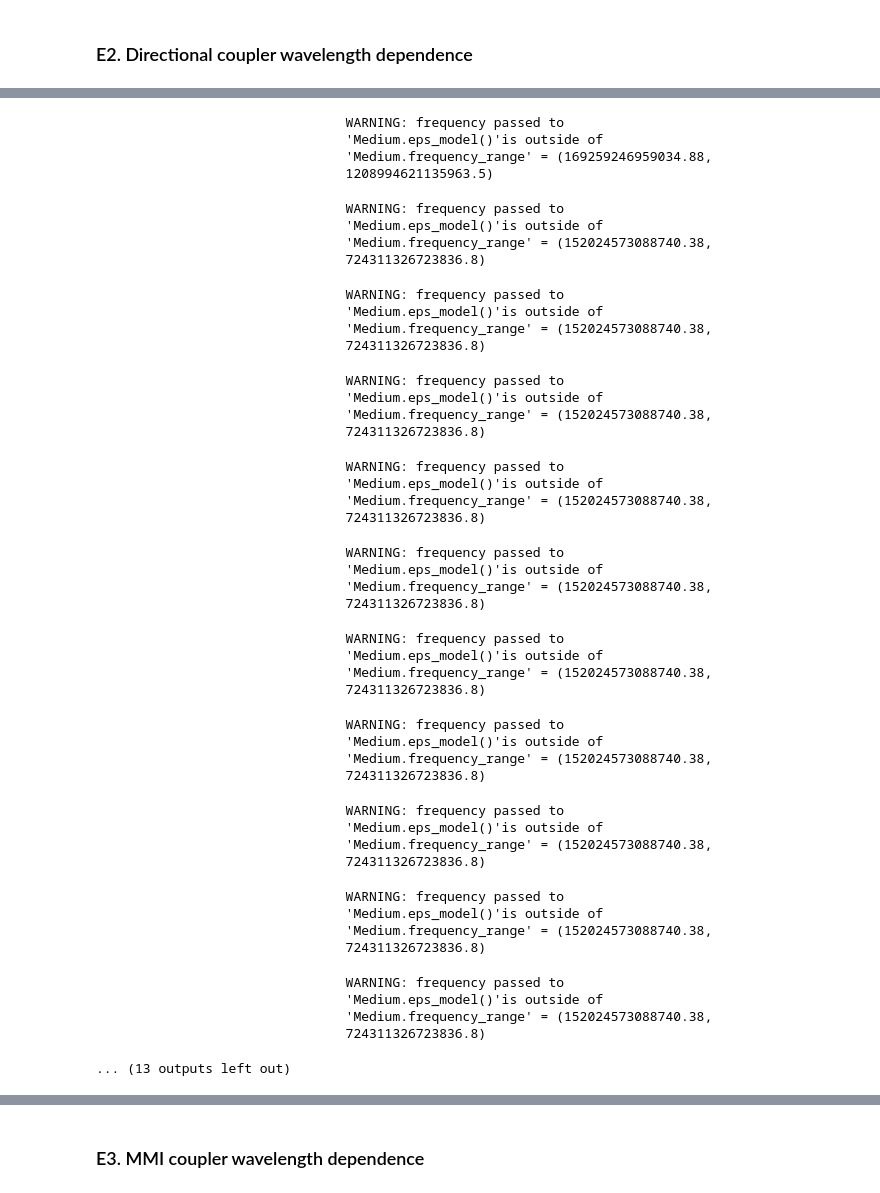
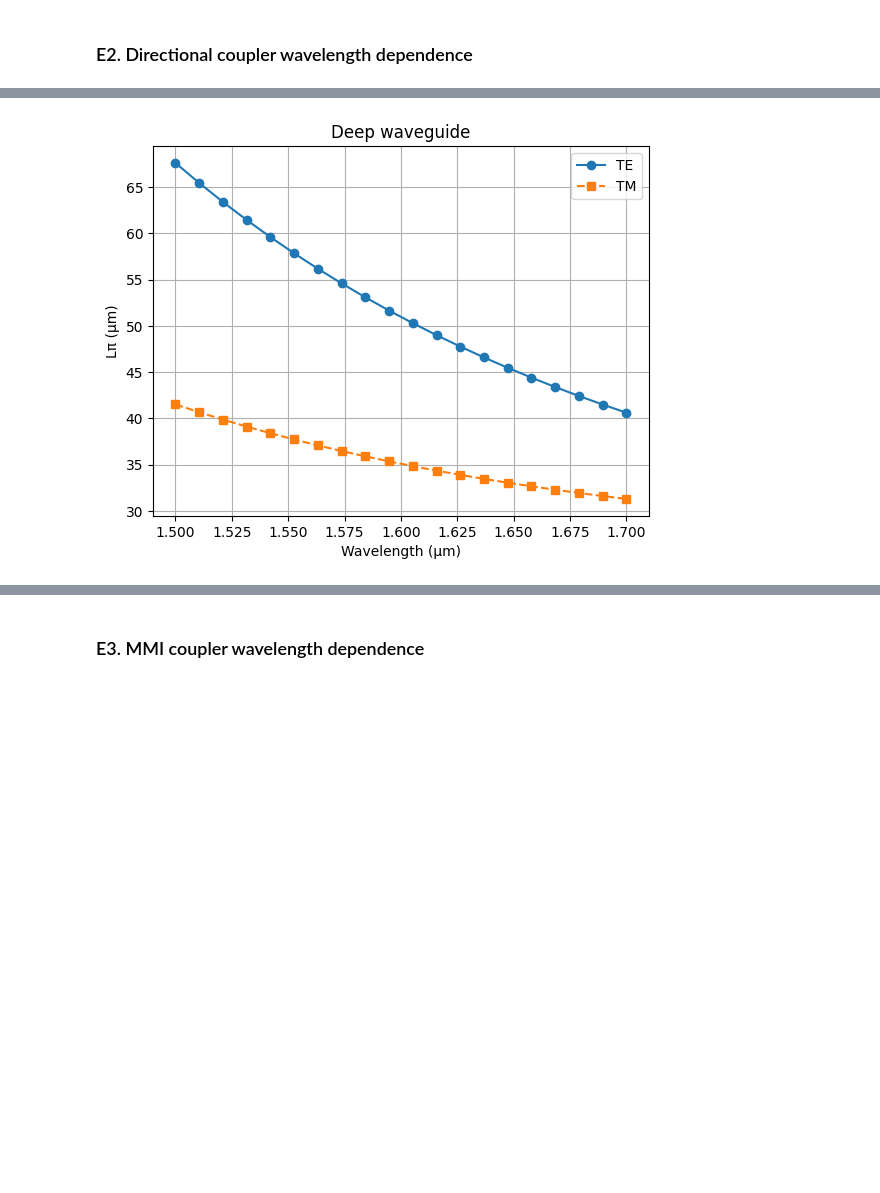
Before and after one commit to EvaristoNicolas/cifoin-lab2, a Jupyter notebook: COUPLERS_Student.ipynb, the cells around one changed output, grey strips where cells are left out. Saved outputs shown, nothing was run; the diff lists cells and outputs as text; code cells hidden in the pictures; blank space fills up the shorter version.

```diff
--- a/COUPLERS_Student.ipynb
+++ b/COUPLERS_Student.ipynb
@@ -779,8 +933,9 @@ Ratio over OUTs ['0.2381', '0.2619', '0.2619', '0.2381']
 # %% [markdown]
 ### E2. Directional coupler wavelength dependence
 # %%
+# Evaristo Nicolas Travel - Code EXTRA E2
 # wavelength vector
-wavelength = np.linspace(1.5, 1.7, 20) * um
+wavelength = np.linspace(1.5, 1.7, 20)
 
 deep_dcoupler_cs = gt.modes.WaveguideCoupler(
     wavelength=wavelength,
@@ -798,8 +953,23 @@ deep_dcoupler_cs = gt.modes.WaveguideCoupler(
 )
 
 deep_neff = deep_dcoupler_cs.n_eff
+print(deep_neff)
 
-# Lpi TE
-d_neff = np.real(deep_neff[:,0] - deep_neff[:,1])
-L_pi_TE = 0.5 * wavelength / d_neff
+# TE (modos 0 y 1)
+deep_neff_TE = np.real(deep_neff[:,0].real - deep_neff[:,1].real)
+Lpi_TE_deep = 0.5 * wavelength / deep_neff_TE
+
+# TM (modos 2 y 3)
+deep_neff_TM = np.real(deep_neff[:,2].real - deep_neff[:,3].real)
+Lpi_TM_deep = 0.5 * wavelength / deep_neff_TM
+
+plt.figure()
+plt.plot(wavelength, Lpi_TE_deep, 'o-', label='TE')
+plt.plot(wavelength, Lpi_TM_deep, 's--', label='TM')
+plt.xlabel('Wavelength (μm)')
+plt.ylabel('Lπ (μm)')
+plt.title('Deep waveguide')
+plt.legend()
+plt.grid()
+plt.show()
 # %% [output]
@@ -810,45 +993 @@ L_pi_TE = 0.5 * wavelength / d_neff
-                                WARNING: frequency passed to
-                                'Medium.eps_model()'is outside of
-                                'Medium.frequency_range' = (169259246959034.88,
-                                1208994621135963.5)
-                                WARNING: frequency passed to
-                                'Medium.eps_model()'is outside of
-                                'Medium.frequency_range' = (152024573088740.38,
-                                724311326723836.8)
-                                WARNING: frequency passed to
-                                'Medium.eps_model()'is outside of
-                                'Medium.frequency_range' = (152024573088740.38,
-                                724311326723836.8)
-                                WARNING: frequency passed to
-                                'Medium.eps_model()'is outside of
-                                'Medium.frequency_range' = (152024573088740.38,
-                                724311326723836.8)
-                                WARNING: frequency passed to
-                                'Medium.eps_model()'is outside of
-                                'Medium.frequency_range' = (152024573088740.38,
-                                724311326723836.8)
-                                WARNING: frequency passed to
-                                'Medium.eps_model()'is outside of
-                                'Medium.frequency_range' = (152024573088740.38,
-                                724311326723836.8)
-                                WARNING: frequency passed to
-                                'Medium.eps_model()'is outside of
-                                'Medium.frequency_range' = (152024573088740.38,
-                                724311326723836.8)
-                                WARNING: frequency passed to
-                                'Medium.eps_model()'is outside of
-                                'Medium.frequency_range' = (152024573088740.38,
-                                724311326723836.8)
-                                WARNING: frequency passed to
-                                'Medium.eps_model()'is outside of
-                                'Medium.frequency_range' = (152024573088740.38,
-                                724311326723836.8)
-                                WARNING: frequency passed to
-                                'Medium.eps_model()'is outside of
-                                'Medium.frequency_range' = (152024573088740.38,
-                                724311326723836.8)
-                                WARNING: frequency passed to
-                                'Medium.eps_model()'is outside of
-                                'Medium.frequency_range' = (152024573088740.38,
-                                724311326723836.8)
-... (13 outputs left out)
+[figure, added]
```
Also changed, not shown: parts of 17 cells of this notebook, 1 other file.
